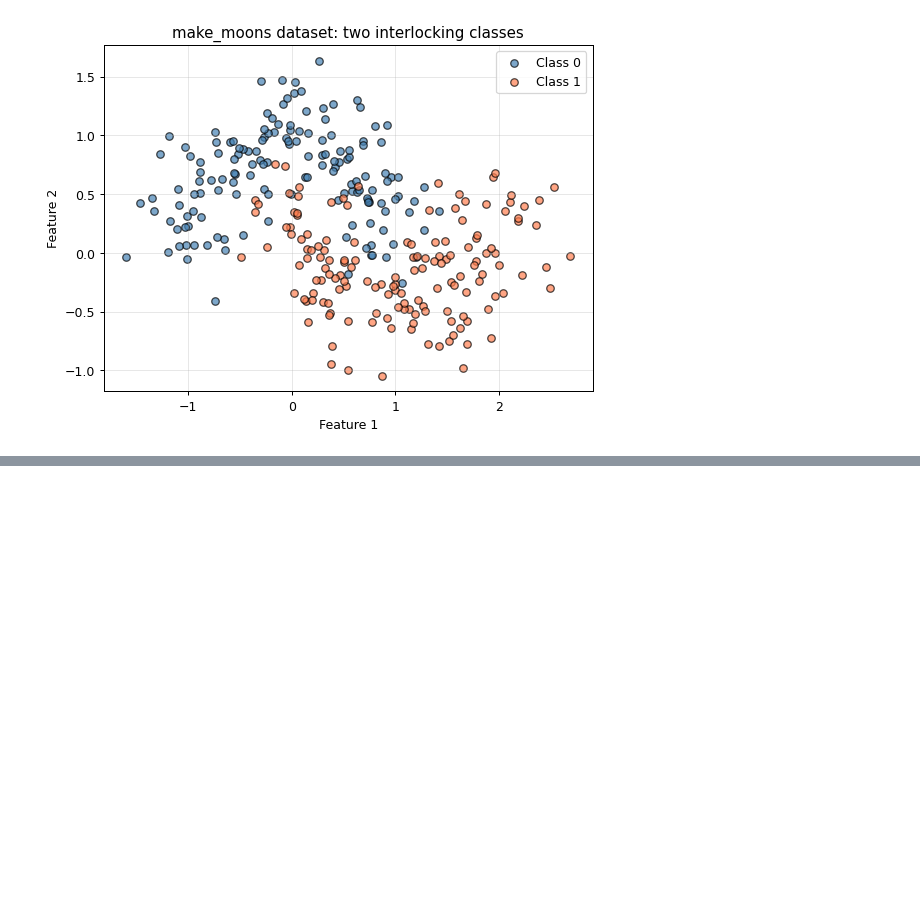
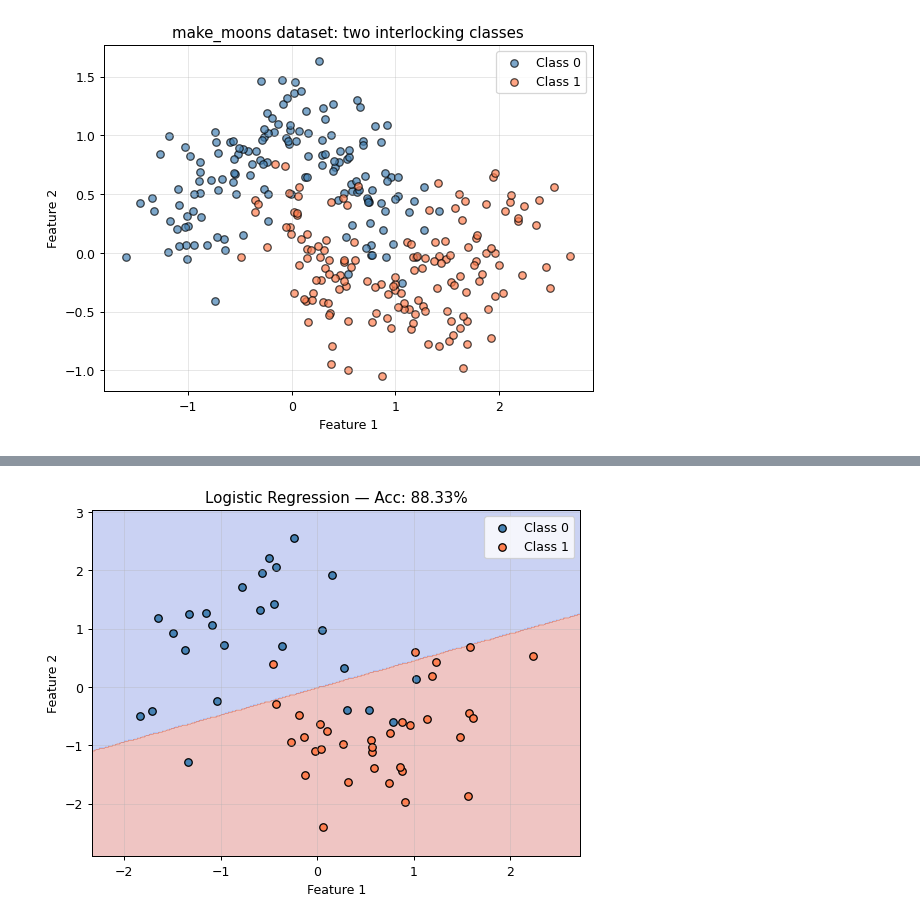
Before and after one commit to karuso356/Machine-Learning-6-SIN-A-Mar-Jul-2026, a Jupyter notebook: trees.ipynb, the cells around one changed output, grey strips where cells are left out. Saved outputs shown, nothing was run; the diff lists cells and outputs as text; code cells hidden in the pictures; blank space fills up the shorter version.

Commit message:
wip: lineal and polineal

```diff
--- a/trees.ipynb
+++ b/trees.ipynb
@@ -34,0 +61,84 @@ plt.show()
+# %%
+scaler = StandardScaler()
+
+X_train_scaled = scaler.fit_transform(X_train)
+X_test_scaled = scaler.transform(X_test)
+
+# Modelo lineal
+logreg = LogisticRegression(C=10)
+
+# Entrenamiento
+logreg.fit(X_train_scaled, y_train)
+
+# Accuracy
+acc_logreg = accuracy_score(
+    y_test,
+    logreg.predict(X_test_scaled)
+)
+
+print(f'Logistic regression accuracy (test): {acc_logreg:.3f}')
+
+
+def plot_decision_boundary(model, X, y, title):
+    """Visualize the model's decision boundary on the 2D plane."""
+
+    h = 0.02
+
+    x_min, x_max = X[:, 0].min() - 0.5, X[:, 0].max() + 0.5
+    y_min, y_max = X[:, 1].min() - 0.5, X[:, 1].max() + 0.5
+
+    xx, yy = np.meshgrid(
+        np.arange(x_min, x_max, h),
+        np.arange(y_min, y_max, h)
+    )
+
+    # Predicción
+    grid = np.c_[xx.ravel(), yy.ravel()]
+    Z = model.predict(grid)
+    Z = Z.reshape(xx.shape)
+
+    # Plot
+    plt.figure(figsize=(7, 5))
+
+    plt.contourf(
+        xx,
+        yy,
+        Z,
+        alpha=0.3,
+        cmap='coolwarm'
+    )
+
+    plt.scatter(
+        X[y == 0, 0],
+        X[y == 0, 1],
+        c='steelblue',
+        edgecolor='k',
+        label='Class 0'
+    )
+
+    plt.scatter(
+        X[y == 1, 0],
+        X[y == 1, 1],
+        c='coral',
+        edgecolor='k',
+        label='Class 1'
+    )
+
+    plt.title(title)
+    plt.xlabel('Feature 1')
+    plt.ylabel('Feature 2')
+
+    plt.legend()
+    plt.grid(alpha=0.3)
+
+    plt.show()
+
+
+# Visualización
+plot_decision_boundary(
+    logreg,
+    X_test_scaled,
+    y_test,
+    f'Logistic Regression — Acc: {acc_logreg:.2%}'
+)
+# %% [output]
@@ -34,0 +146 @@ plt.show()
+[figure, added]
```
Also changed, not shown: parts of 3 cells of this notebook.
